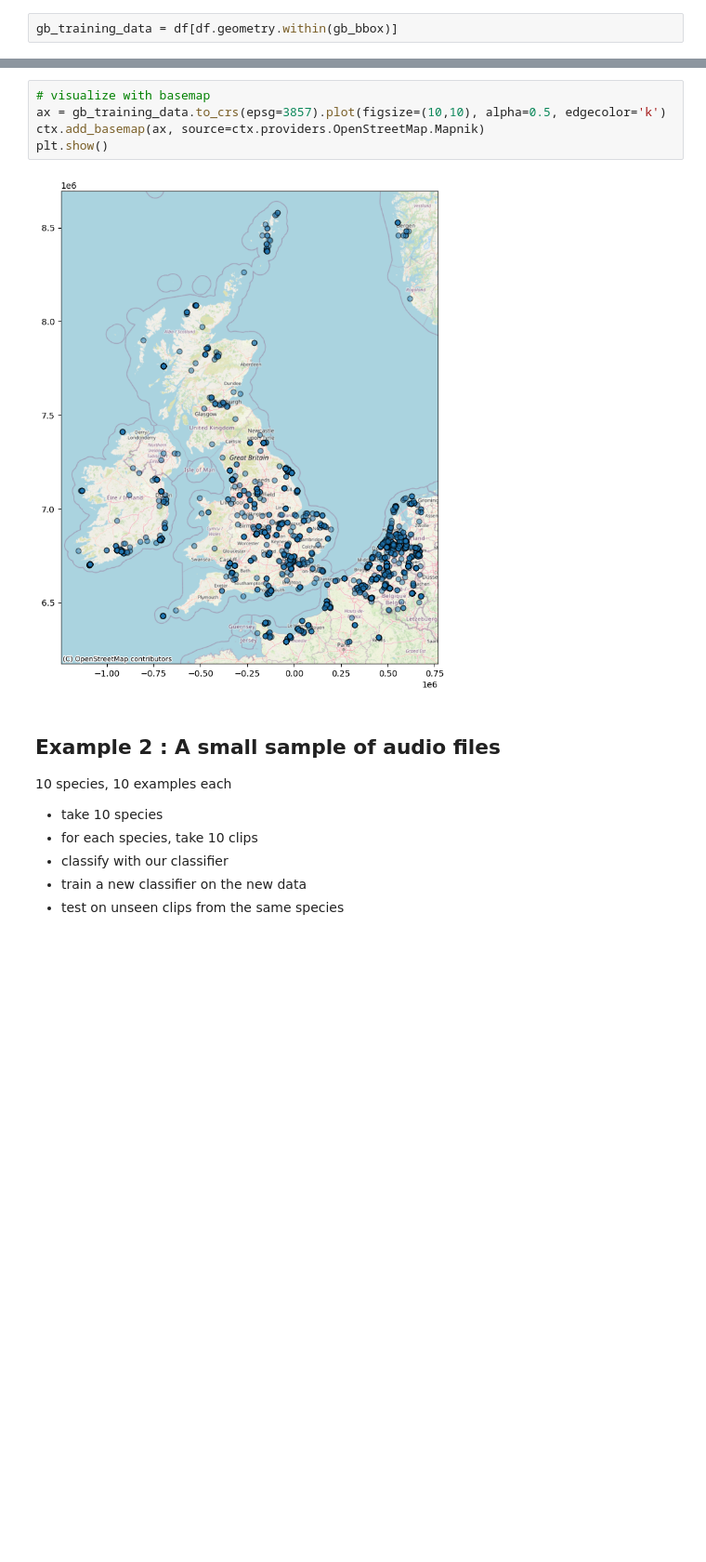
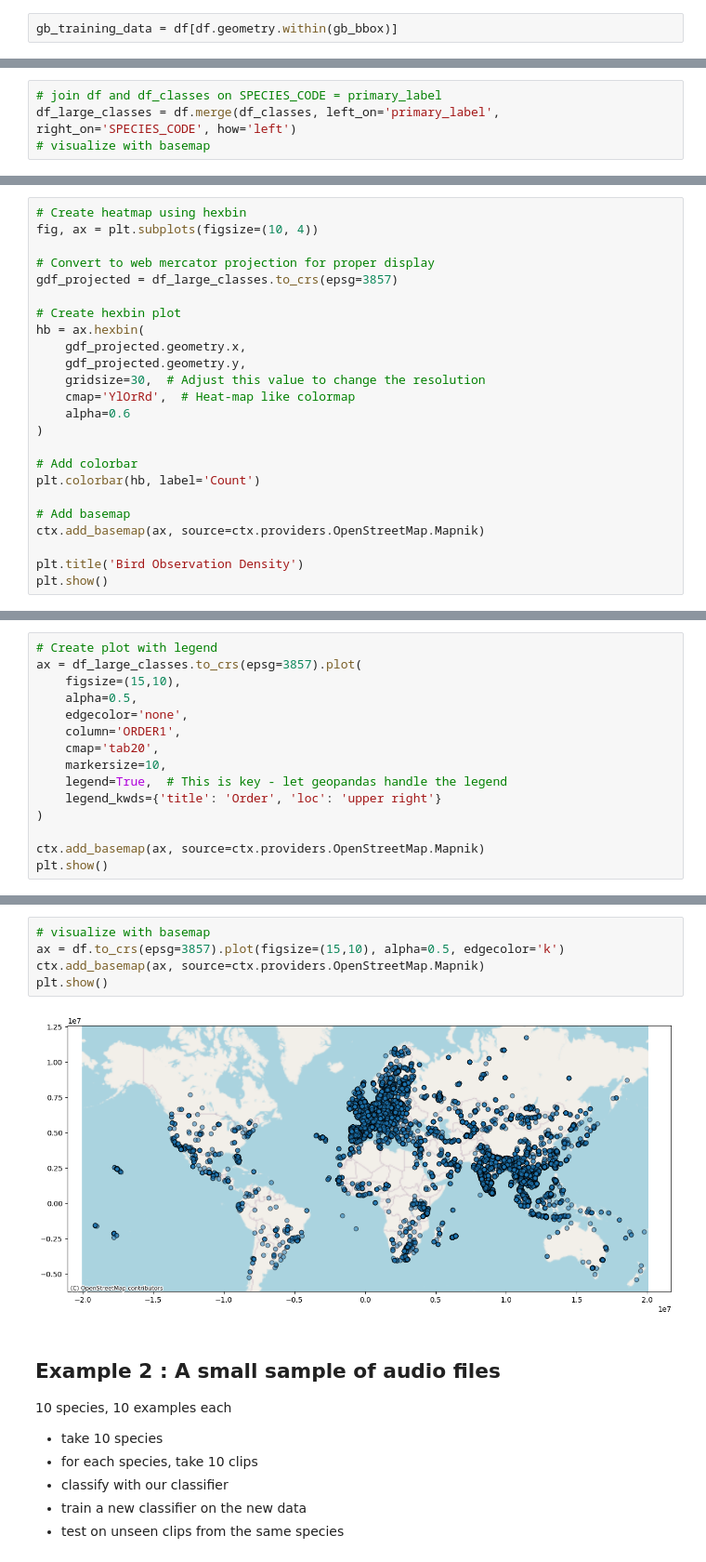
Before and after one commit to johnx25bd/mlx-birdsong, a Jupyter notebook: notebooks/subsample.ipynb, the cells around one changed output, grey strips where cells are left out. Shown at 93% size. Cells and saved outputs as stored; diff of their text form; blank space fills up the shorter version.

Commit message:
implementation for larger dataset

```diff
--- a/notebooks/subsample.ipynb
+++ b/notebooks/subsample.ipynb
@@ -61,0 +108,4 @@ gb_training_data = df[df.geometry.within(gb_bbox)]
+# %%
+# join df and df_classes on SPECIES_CODE = primary_label
+df_large_classes = df.merge(df_classes, left_on='primary_label', right_on='SPECIES_CODE', how='left')
+# visualize with basemap
@@ -61,0 +144,24 @@ gb_training_data = df[df.geometry.within(gb_bbox)]
+# %%
+# Create heatmap using hexbin
+fig, ax = plt.subplots(figsize=(10, 4))
+
+# Convert to web mercator projection for proper display
+gdf_projected = df_large_classes.to_crs(epsg=3857)
+
+# Create hexbin plot
+hb = ax.hexbin(
+    gdf_projected.geometry.x,
+    gdf_projected.geometry.y,
+    gridsize=30,  # Adjust this value to change the resolution
+    cmap='YlOrRd',  # Heat-map like colormap
+    alpha=0.6
+)
+
+# Add colorbar
+plt.colorbar(hb, label='Count')
+
+# Add basemap
+ctx.add_basemap(ax, source=ctx.providers.OpenStreetMap.Mapnik)
+
+plt.title('Bird Observation Density')
+plt.show()
@@ -61,0 +225,15 @@ gb_training_data = df[df.geometry.within(gb_bbox)]
+# %%
+# Create plot with legend
+ax = df_large_classes.to_crs(epsg=3857).plot(
+    figsize=(15,10),
+    alpha=0.5,
+    edgecolor='none',
+    column='ORDER1',
+    cmap='tab20',
+    markersize=10,
+    legend=True,  # This is key - let geopandas handle the legend
+    legend_kwds={'title': 'Order', 'loc': 'upper right'}
+)
+
+ctx.add_basemap(ax, source=ctx.providers.OpenStreetMap.Mapnik)
+plt.show()
@@ -62,10 +242,10 @@ gb_training_data = df[df.geometry.within(gb_bbox)]
 # %%
 # visualize with basemap
-ax = gb_training_data.to_crs(epsg=3857).plot(figsize=(10,10), alpha=0.5, edgecolor='k')
+ax = df.to_crs(epsg=3857).plot(figsize=(15,10), alpha=0.5, edgecolor='k')
 ctx.add_basemap(ax, source=ctx.providers.OpenStreetMap.Mapnik)
 plt.show()
 # %% [output]
-[figure, old version]
+[figure, new version]
 # %% [markdown]
 ## Example 2 : A small sample of audio files
 
```
Also changed, not shown: parts of 14 cells of this notebook, 3 other files.
